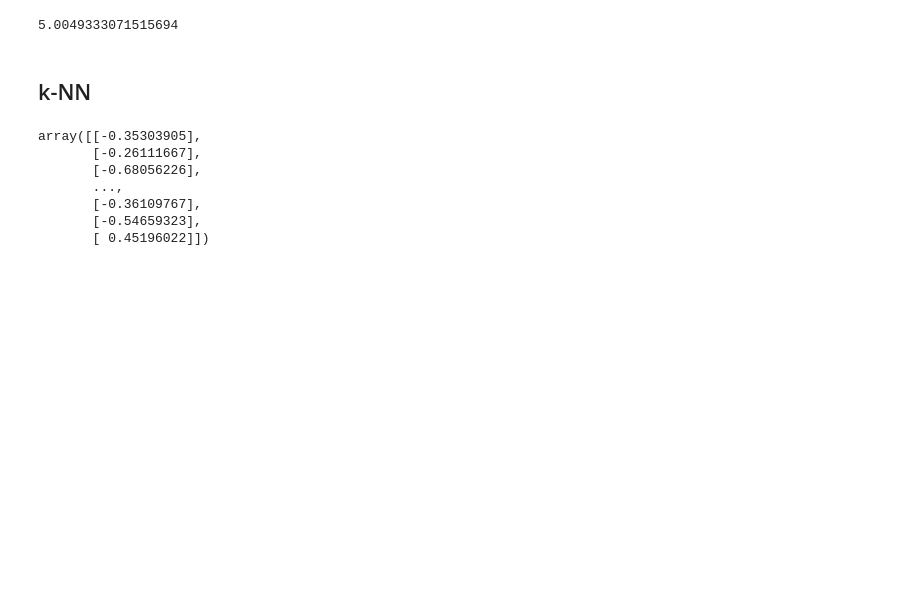
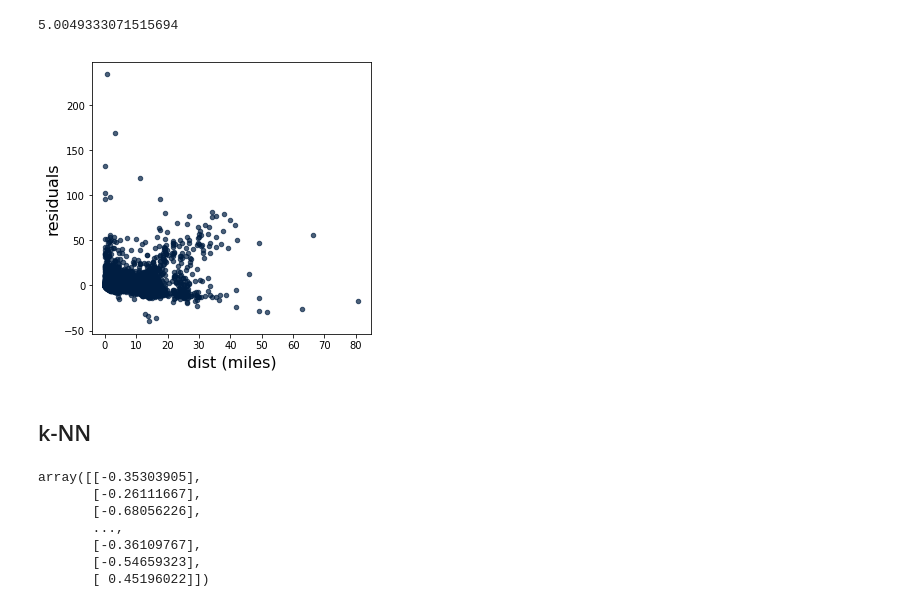
Before and after one commit to lmlevinson/sandwich_88, a Jupyter notebook: Analysis 5 Linear regression vs. k-NN.ipynb, the cells around one changed output. Drawn from its saved outputs; the diff is of its cells as text; code cells hidden in the pictures; blank space fills up the shorter version.

```diff
--- a/Analysis 5 Linear regression vs. k-NN.ipynb
+++ b/Analysis 5 Linear regression vs. k-NN.ipynb
@@ -109,6 +113,11 @@ rmse = np.sqrt(np.mean(error**2))
 rmse
 # %% [output]
 5.0049333071515694
+# %%
+res_simp_training = simp_training.with_column('residuals', error)
+res_simp_training.scatter('dist (miles)','residuals' )
+# %% [output]
+[figure, added]
 # %% [markdown]
 ## k-NN
 # %%
```
Also changed, not shown: parts of 5 cells of this notebook.
